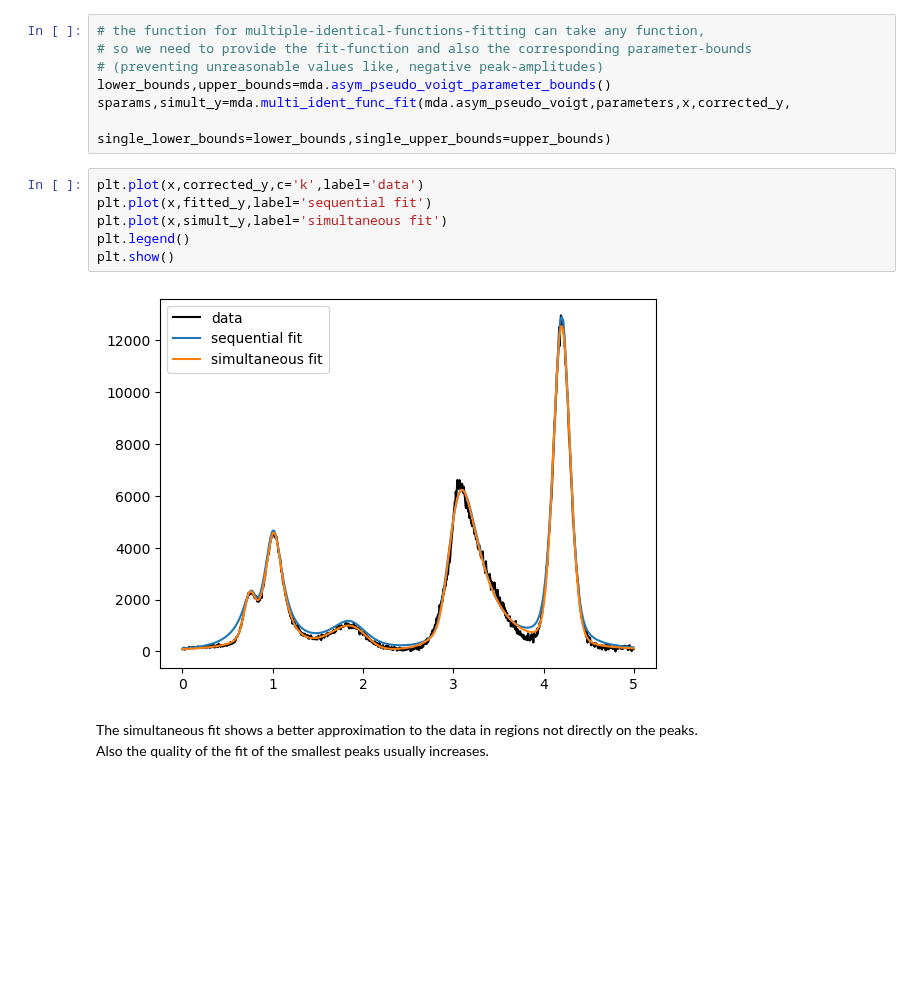
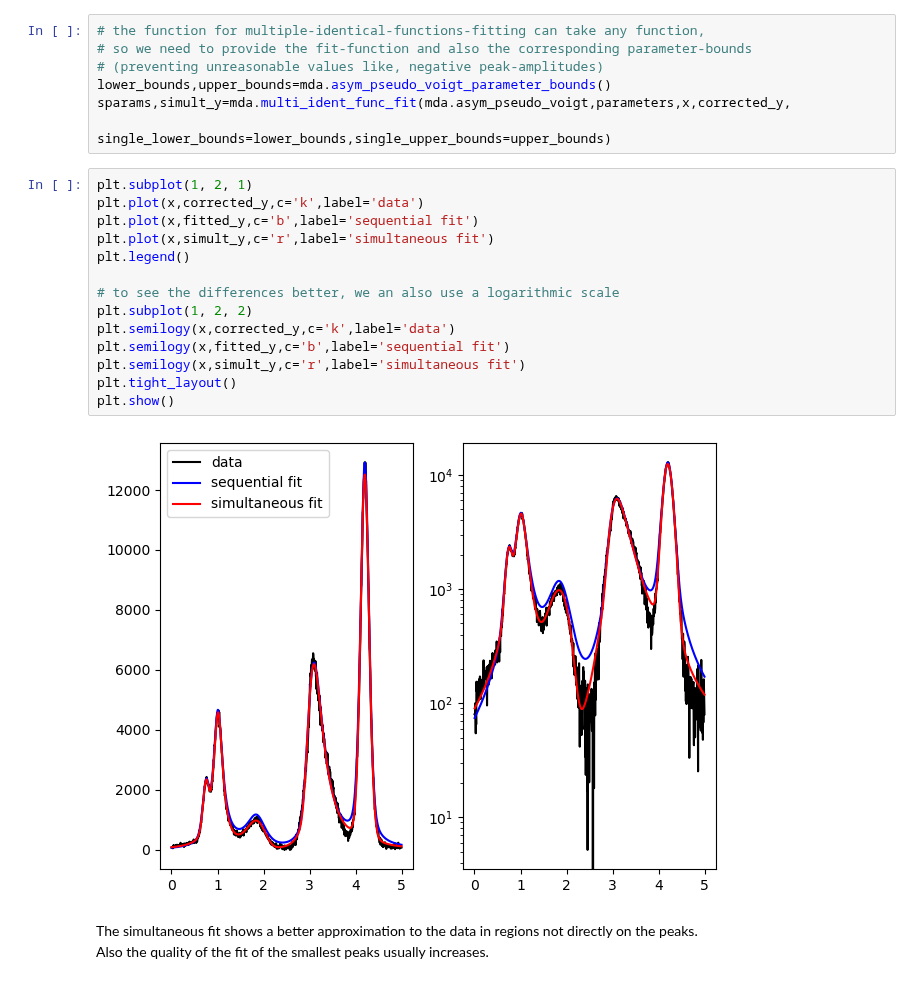
Before and after one commit to kernke/microscopy_data_analysis, a Jupyter notebook: examples/1D_examples/peak_fit.ipynb, the cells around one changed output. Drawn from its saved outputs; the diff is of its cells as text; blank space fills up the shorter version.

```diff
--- a/examples/1D_examples/peak_fit.ipynb
+++ b/examples/1D_examples/peak_fit.ipynb
@@ -110,13 +110,21 @@ lower_bounds,upper_bounds=mda.asym_pseudo_voigt_parameter_bounds()
 sparams,simult_y=mda.multi_ident_func_fit(mda.asym_pseudo_voigt,parameters,x,corrected_y,
                                           single_lower_bounds=lower_bounds,single_upper_bounds=upper_bounds)
 # %%
+plt.subplot(1, 2, 1)
 plt.plot(x,corrected_y,c='k',label='data')
-plt.plot(x,fitted_y,label='sequential fit')
-plt.plot(x,simult_y,label='simultaneous fit')
+plt.plot(x,fitted_y,c='b',label='sequential fit')
+plt.plot(x,simult_y,c='r',label='simultaneous fit')
 plt.legend()
+
+# to see the differences better, we an also use a logarithmic scale
+plt.subplot(1, 2, 2)
+plt.semilogy(x,corrected_y,c='k',label='data')
+plt.semilogy(x,fitted_y,c='b',label='sequential fit')
+plt.semilogy(x,simult_y,c='r',label='simultaneous fit')
+plt.tight_layout()
 plt.show()
 # %% [output]
-[figure, old version]
+[figure, new version]
 # %% [markdown]
 The simultaneous fit shows a better approximation to the data in regions not directly on the peaks.
 Also the quality of the fit of the smallest peaks usually increases.
```
Also changed, not shown: parts of 6 cells of this notebook, 1 other file.
